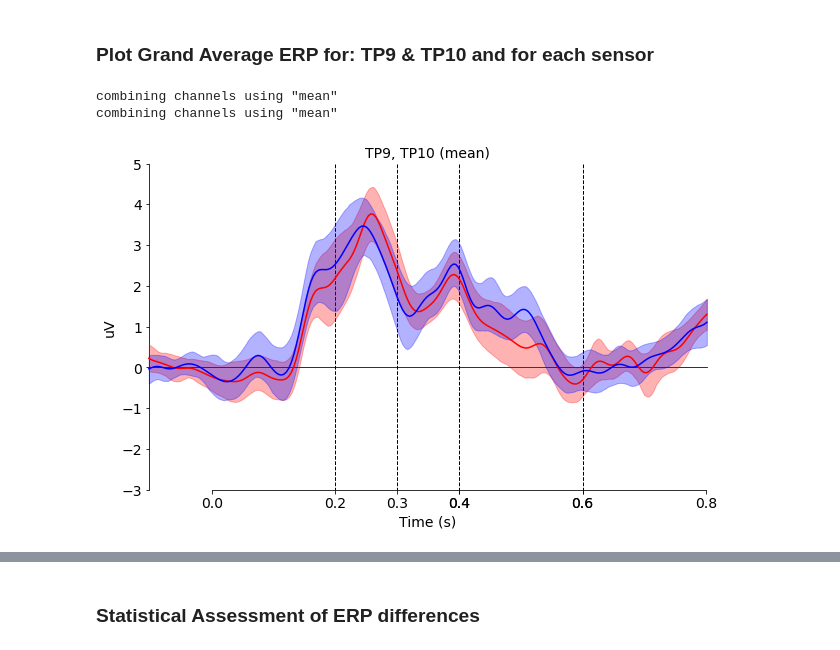
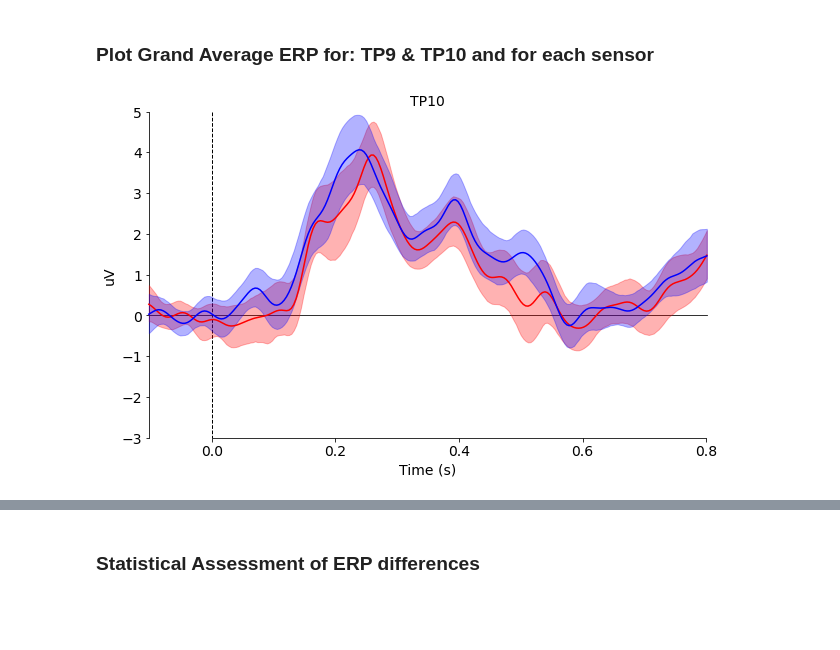
Before and after one commit to nomcomm/MediaNeuroscienceOnAShoestring_JMP, a Jupyter notebook: scripts/02_CN-S_ERP_Analysis.ipynb, the cells around one changed output, grey strips where cells are left out. Cells and saved outputs as stored; diff of their text form; code cells hidden in the pictures; blank space fills up the shorter version.

```diff
--- a/scripts/02_CN-S_ERP_Analysis.ipynb
+++ b/scripts/02_CN-S_ERP_Analysis.ipynb
@@ -51,41 +51,36 @@ all channels are corresponding, nothing to do.
 # %%
 # Tweak the figure style
 plt.rcParams.update({
     'ytick.labelsize': 14,
     'xtick.labelsize': 14,
     'axes.labelsize': 14,
     'axes.titlesize': 14,
     'grid.color': '0.9',
     'grid.linestyle': ':',
 })
 
-pick_list = [['TP9', 'TP10'], ['AF7'], ['AF8'], ['TP9'], ['TP10']]
-current_pick = pick_list[0]
-current_title = 'Full Sample (N=47), Sensor: ' + str(current_pick)
 
 
 fig, axes = plt.subplots(nrows=1, ncols=1, figsize=(10,6))
 
 #'''
 mne.viz.plot_compare_evokeds([pos, neu],
-                                 picks = current_pick,
+                                 picks = ['TP10'],
                                  colors = ['red', 'blue'],
                                  show_sensors = False,
                                  legend = None,
                                  ci = True,
                                  ylim  = dict(eeg=[-3, 5]),
-                                 vlines = [ 0.2, 0.3, 0.4, 0.6],
+                                 #vlines = [ 0.2, 0.3, 0.4, 0.6],
                                  combine = 'mean',
                                  #title = current_title,
                                  axes = axes,
                                 ) ; #'''
 
 
-fig.savefig('ax2_figure_expanded.svg', )#bbox_inches=extent.expanded(1.1, 1.2))
+fig.savefig('fig2_TP10.svg', )
 # %% [output]
-combining channels using "mean"
-combining channels using "mean"
-[figure, old version]
+[figure, new version]
 # %%
 pick_list = [['TP9', 'TP10'], ['AF7'], ['AF8'], ['TP9'], ['TP10']]
 
```
Also changed, not shown: parts of 3 cells of this notebook, 6 other files.
